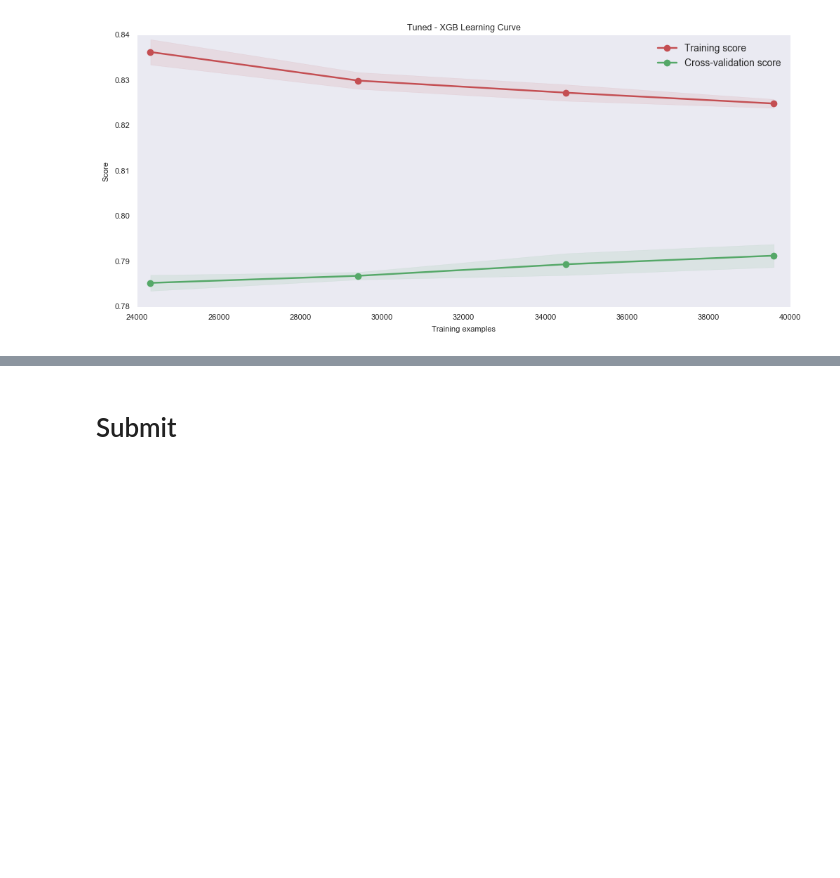
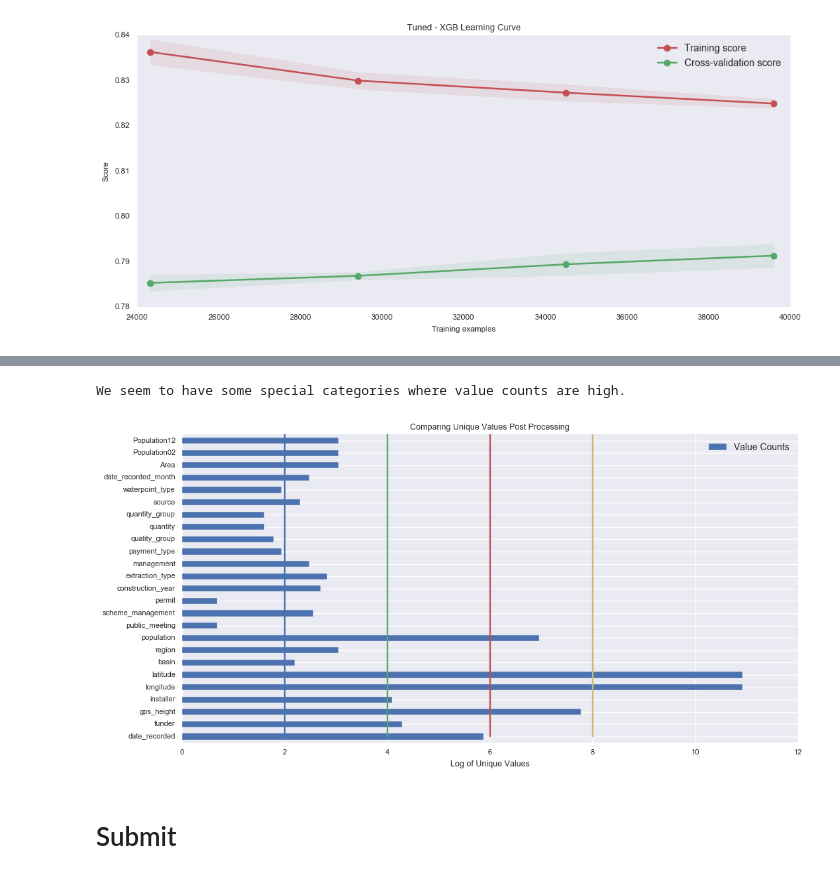
Before and after one commit to msampathkumar/datadriven, a Jupyter notebook: PumpIt-05.ipynb, the cells around one changed output, grey strips where cells are left out. Saved outputs shown, nothing was run; the diff lists cells and outputs as text; code cells hidden in the pictures; blank space fills up the shorter version.

```diff
--- a/PumpIt-05.ipynb
+++ b/PumpIt-05.ipynb
@@ -401,3 +398,21 @@ test_scores [[ 0.78394  0.78783  0.78434]
+# %%
+new_X = combined_features.transform(X)
+# %%
+values_counts_bag = [len(X[column].value_counts()) for column in new_X.columns]
+cols_vc_dataframe = pd.DataFrame(np.log(values_counts_bag), index=new_X.columns, columns=['Value Counts'])
+# %%
+cols_vc_dataframe.plot(kind='barh', figsize=(12, 6), fontsize=8)
+_ = plt.plot((2, 2), (0, 38))
+_ = plt.plot((4, 4), (0, 38), '-g')
+_ = plt.plot((6, 6), (0, 38), '-r')
+_ = plt.plot((8, 8), (0, 38), '-y')
+print('We seem to have some special categories where value counts are high.')
+
+_ = plt.title('Comparing Unique Values Post Processing', fontsize=9)
+_ = plt.xlabel('Log of Unique Values', fontsize=9)
+# %% [output]
+We seem to have some special categories where value counts are high.
+[figure, added]
 # %% [markdown]
 # Submit
 # %%
```
Also changed, not shown: parts of 4 cells of this notebook, 3 other files.
